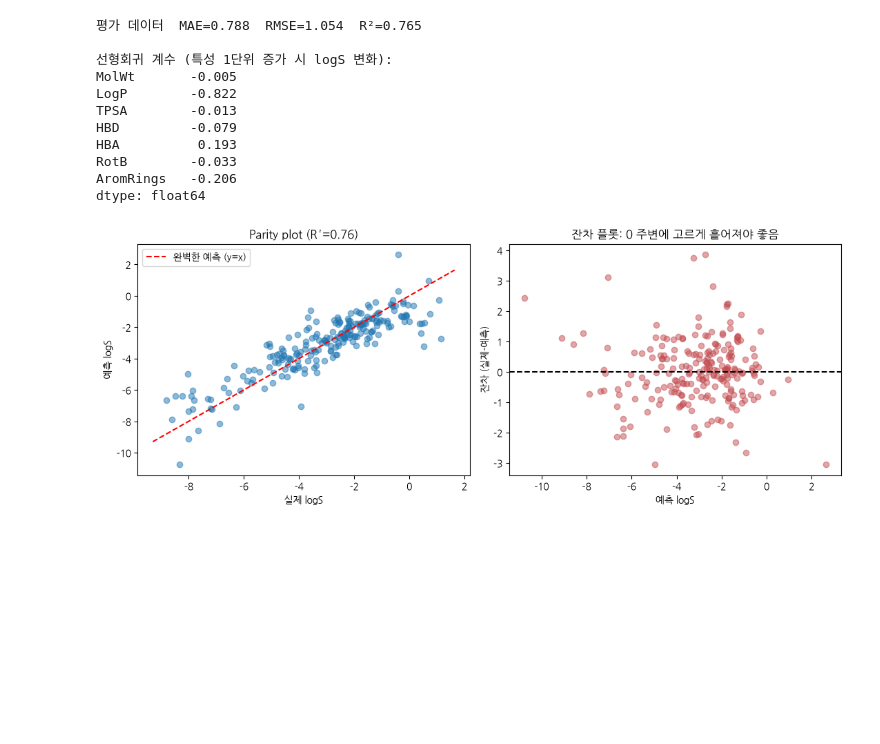
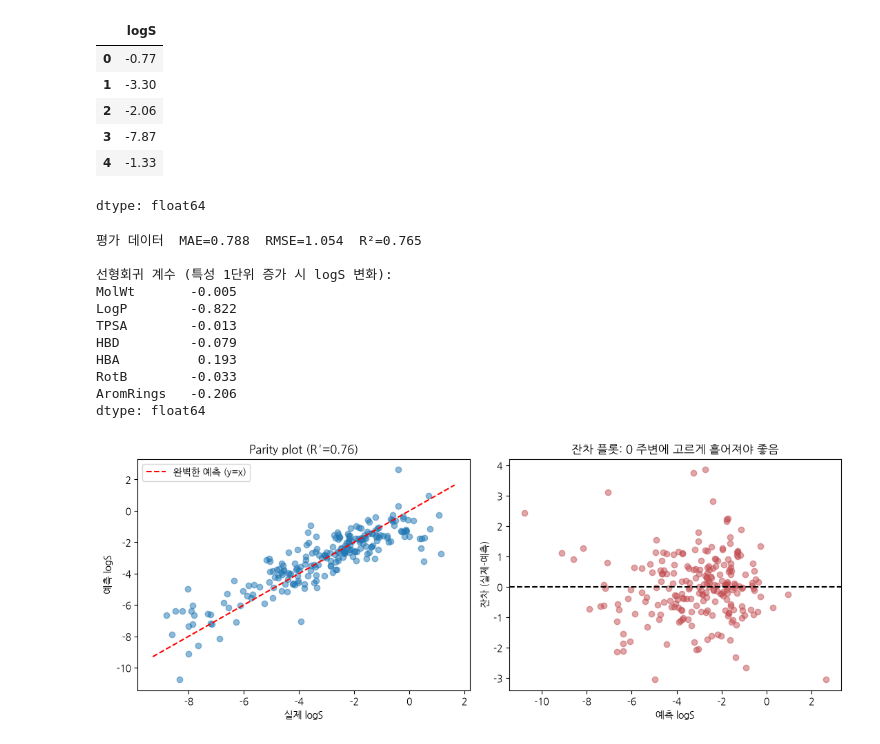
Before and after one commit to StillWork/DrugAI, a Jupyter notebook: 02_ML_Basics_Regression_Classification.ipynb, the cells around one changed output. Cells and saved outputs as stored; diff of their text form; code cells hidden in the pictures; blank space fills up the shorter version.

```diff
--- a/02_ML_Basics_Regression_Classification.ipynb
+++ b/02_ML_Basics_Regression_Classification.ipynb
@@ -127,3 +83,13 @@ X: (1128, 7)  y: (1128,)
+# %%
+y_reg[:5]
+# %% [output]
+|  | logS |
+| 0 | -0.77 |
+| 1 | -3.30 |
+| 2 | -2.06 |
+| 3 | -7.87 |
+| 4 | -1.33 |
+dtype: float64
 # %%
 from sklearn.model_selection import train_test_split
 from sklearn.linear_model import LinearRegression
```
Also changed, not shown: parts of 11 cells of this notebook.
